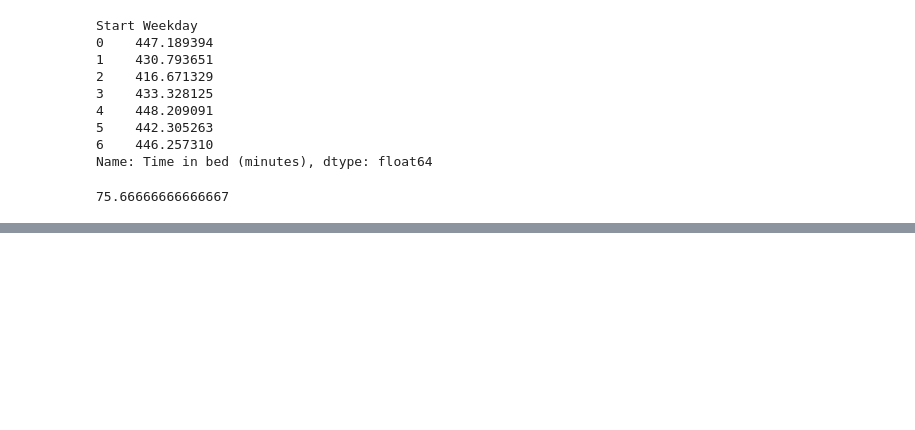
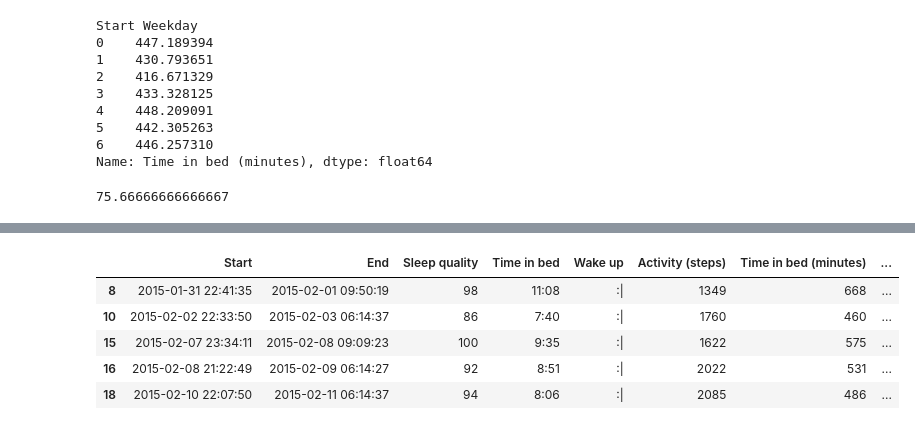
Before and after one commit to rer145/Data-Visualization, a Jupyter notebook: project-2/sleep-data.ipynb, the cells around one changed output, grey strips where cells are left out. Saved outputs shown, nothing was run; the diff lists cells and outputs as text; code cells hidden in the pictures; blank space fills up the shorter version.

```diff
--- a/project-2/sleep-data.ipynb
+++ b/project-2/sleep-data.ipynb
@@ -394,0 +407,10 @@ data.loc[data["Start Weekday"] == 0]["Sleep quality"].mean()
+# %%
+goodSleep = data.loc[data["Sleep quality"] >= 85]
+goodSleep.head()
+# %% [output]
+|  | Start | End | Sleep quality | Time in bed | Wake up | Activity (steps) | Time in bed (minutes) | ... |
+| 8 | 2015-01-31 22:41:35 | 2015-02-01 09:50:19 | 98 | 11:08 | :| | 1349 | 668 | ... |
+| 10 | 2015-02-02 22:33:50 | 2015-02-03 06:14:37 | 86 | 7:40 | :| | 1760 | 460 | ... |
+| 15 | 2015-02-07 23:34:11 | 2015-02-08 09:09:23 | 100 | 9:35 | :| | 1622 | 575 | ... |
+| 16 | 2015-02-08 21:22:49 | 2015-02-09 06:14:27 | 92 | 8:51 | :| | 2022 | 531 | ... |
+| 18 | 2015-02-10 22:07:50 | 2015-02-11 06:14:37 | 94 | 8:06 | :| | 2085 | 486 | ... |
```
Also changed, not shown: parts of 2 cells of this notebook, 8 other files.
